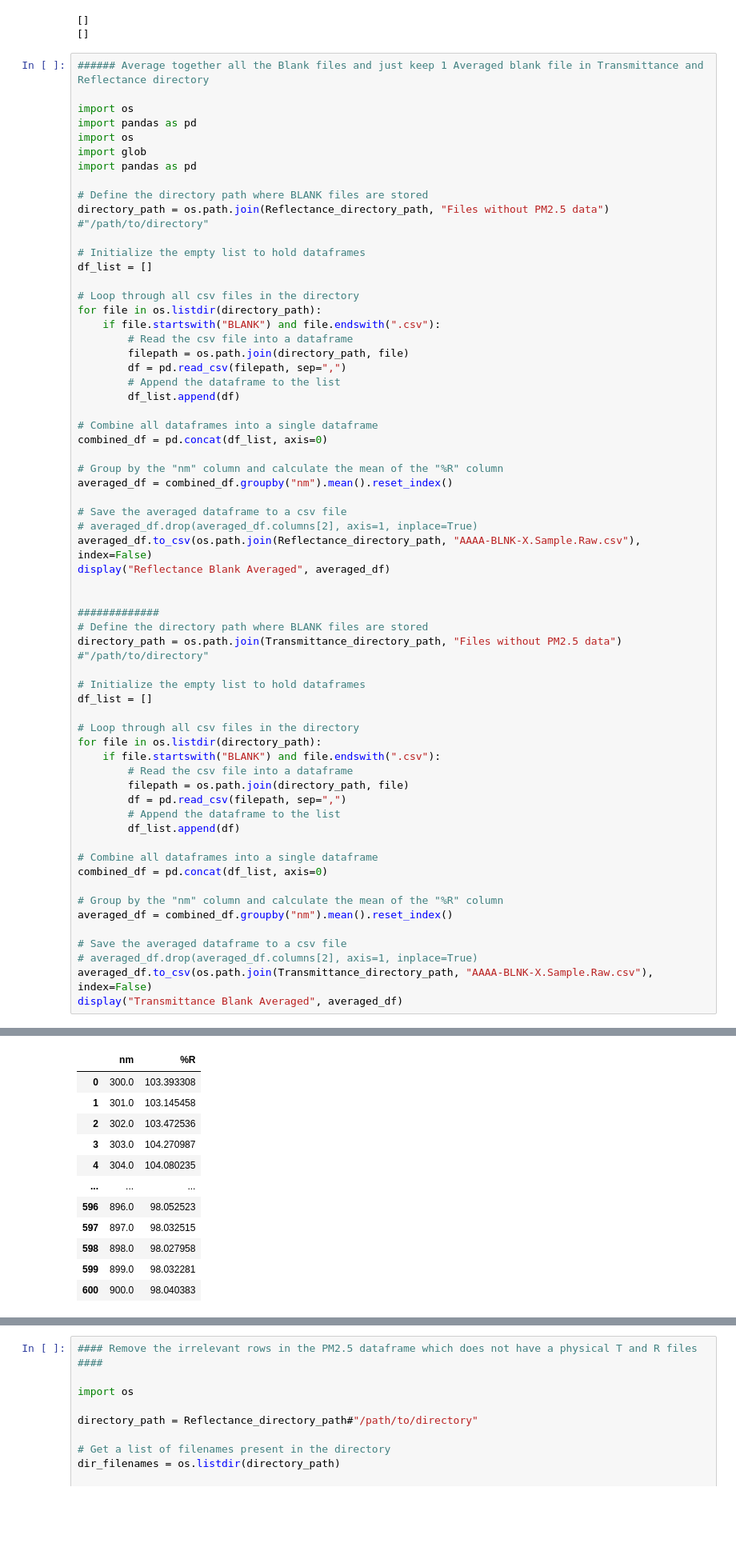
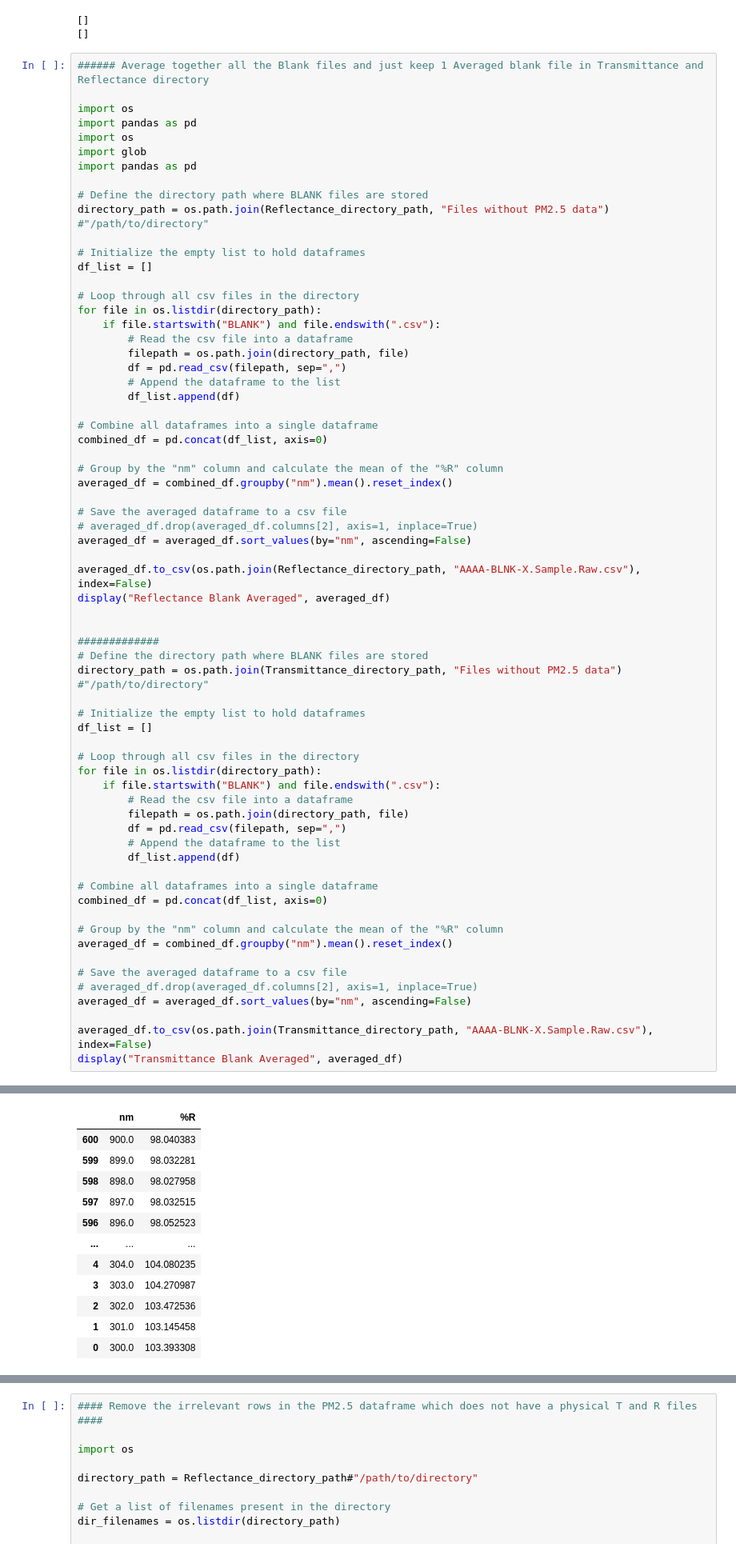
Before and after one commit to joshinkumar/SPARTAN-Filters-UV-VIS-Data-Analysis-Python-Code, a Jupyter notebook: SPARTAN_UVVis_Data_Analysis_Code.ipynb, the cells around one changed output, grey strips where cells are left out. Shown at 80% size. Cells and saved outputs as stored; diff of their text form; blank space fills up the shorter version.

```diff
--- a/SPARTAN_UVVis_Data_Analysis_Code.ipynb
+++ b/SPARTAN_UVVis_Data_Analysis_Code.ipynb
@@ -235,50 +235,54 @@ averaged_df = combined_df.groupby("nm").mean().reset_index()
 
 # Save the averaged dataframe to a csv file
 # averaged_df.drop(averaged_df.columns[2], axis=1, inplace=True)
+averaged_df = averaged_df.sort_values(by="nm", ascending=False)
+
 averaged_df.to_csv(os.path.join(Reflectance_directory_path, "AAAA-BLNK-X.Sample.Raw.csv"), index=False)
 display("Reflectance Blank Averaged", averaged_df)
 
 
 #############
 # Define the directory path where BLANK files are stored
 directory_path = os.path.join(Transmittance_directory_path, "Files without PM2.5 data") #"/path/to/directory"
 
 # Initialize the empty list to hold dataframes
 df_list = []
 
 # Loop through all csv files in the directory
 for file in os.listdir(directory_path):
     if file.startswith("BLANK") and file.endswith(".csv"):
         # Read the csv file into a dataframe
         filepath = os.path.join(directory_path, file)
         df = pd.read_csv(filepath, sep=",")
         # Append the dataframe to the list
         df_list.append(df)
 
 # Combine all dataframes into a single dataframe
 combined_df = pd.concat(df_list, axis=0)
 
 # Group by the "nm" column and calculate the mean of the "%R" column
 averaged_df = combined_df.groupby("nm").mean().reset_index()
 
 # Save the averaged dataframe to a csv file
 # averaged_df.drop(averaged_df.columns[2], axis=1, inplace=True)
+averaged_df = averaged_df.sort_values(by="nm", ascending=False)
+
 averaged_df.to_csv(os.path.join(Transmittance_directory_path, "AAAA-BLNK-X.Sample.Raw.csv"), index=False)
 display("Transmittance Blank Averaged", averaged_df)
 # %% [output]
 'Reflectance Blank Averaged'
 |  | nm | %R |
+| 600 | 900.0 | 98.040383 |
+| 599 | 899.0 | 98.032281 |
+| 598 | 898.0 | 98.027958 |
+| 597 | 897.0 | 98.032515 |
+| 596 | 896.0 | 98.052523 |
+| ... | ... | ... |
+| 4 | 304.0 | 104.080235 |
+| 3 | 303.0 | 104.270987 |
+| 2 | 302.0 | 103.472536 |
+| 1 | 301.0 | 103.145458 |
 | 0 | 300.0 | 103.393308 |
-| 1 | 301.0 | 103.145458 |
-| 2 | 302.0 | 103.472536 |
-| 3 | 303.0 | 104.270987 |
-| 4 | 304.0 | 104.080235 |
-| ... | ... | ... |
-| 596 | 896.0 | 98.052523 |
-| 597 | 897.0 | 98.032515 |
-| 598 | 898.0 | 98.027958 |
-| 599 | 899.0 | 98.032281 |
-| 600 | 900.0 | 98.040383 |
 601 rows × 2 columns
 'Transmittance Blank Averaged'
 |  | nm | %T |
```
Also changed, not shown: parts of 4 cells of this notebook, 2 other files.
